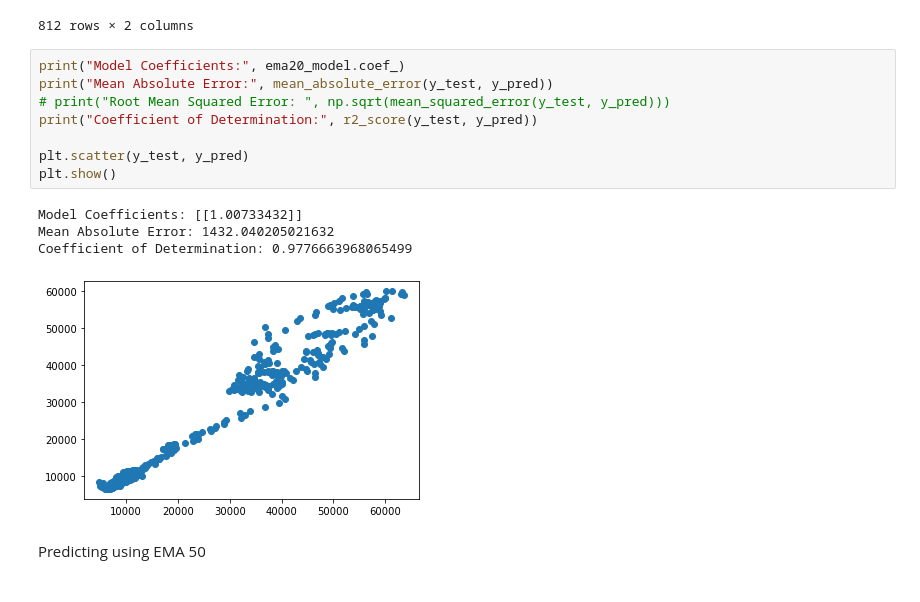
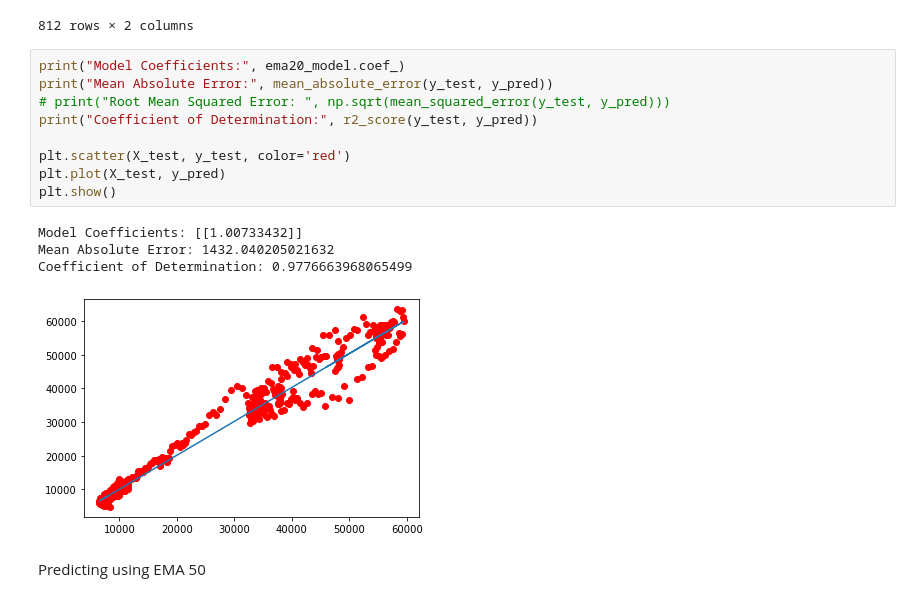
Before and after one commit to manoloenriquez/stintsy-mp, a Jupyter notebook: notebook.ipynb, the cells around one changed output. Drawn from its saved outputs; the diff is of its cells as text.

```diff
--- a/notebook.ipynb
+++ b/notebook.ipynb
@@ -121,16 +122,17 @@ result
 # %%
 print("Model Coefficients:", ema20_model.coef_)
 print("Mean Absolute Error:", mean_absolute_error(y_test, y_pred))
 # print("Root Mean Squared Error: ", np.sqrt(mean_squared_error(y_test, y_pred)))
 print("Coefficient of Determination:", r2_score(y_test, y_pred))
 
-plt.scatter(y_test, y_pred)
+plt.scatter(X_test, y_test, color='red')
+plt.plot(X_test, y_pred)
 plt.show()
 # %% [output]
 Model Coefficients: [[1.00733432]]
 Mean Absolute Error: 1432.040205021632
 Coefficient of Determination: 0.9776663968065499
-[figure, old version]
+[figure, new version]
 # %% [markdown]
 Predicting using EMA 50
 # %%
```
Also changed, not shown: parts of 2 cells of this notebook.
